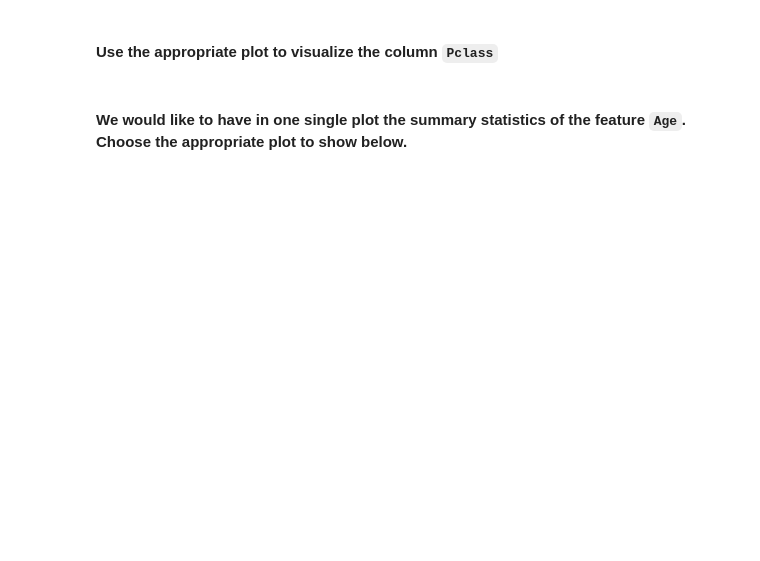
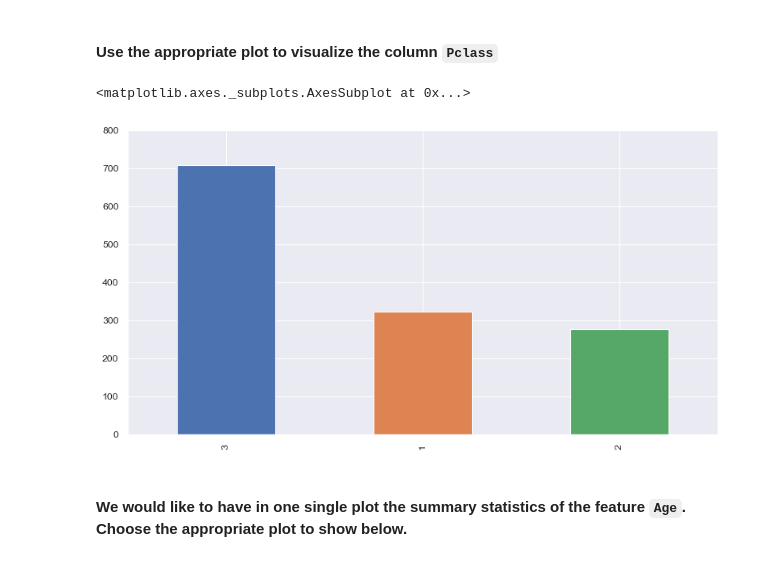
Before and after one commit to LiviaCanet/datamad0119, a Jupyter notebook: module-2/lab-matplotlib-seaborn/your-code/challenge-3.ipynb, the cells around one changed output. Saved outputs shown, nothing was run; the diff lists cells and outputs as text; code cells hidden in the pictures; blank space fills up the shorter version.

```diff
--- a/module-2/lab-matplotlib-seaborn/your-code/challenge-3.ipynb
+++ b/module-2/lab-matplotlib-seaborn/your-code/challenge-3.ipynb
@@ -131,6 +144,11 @@ titanic['Gender'].hist(bins=10)
 #### Use the appropriate plot to visualize the column `Pclass`
 # %%
 # your code here
+
+titanic['Pclass'].value_counts().plot(kind = 'bar')
+# %% [output]
+<matplotlib.axes._subplots.AxesSubplot at 0x...>
+[figure, added]
 # %% [markdown]
 #### We would like to have in one single plot the summary statistics of the feature `Age`. Choose the appropriate plot to show below.
 # %%
```
Also changed, not shown: parts of 15 cells of this notebook.
